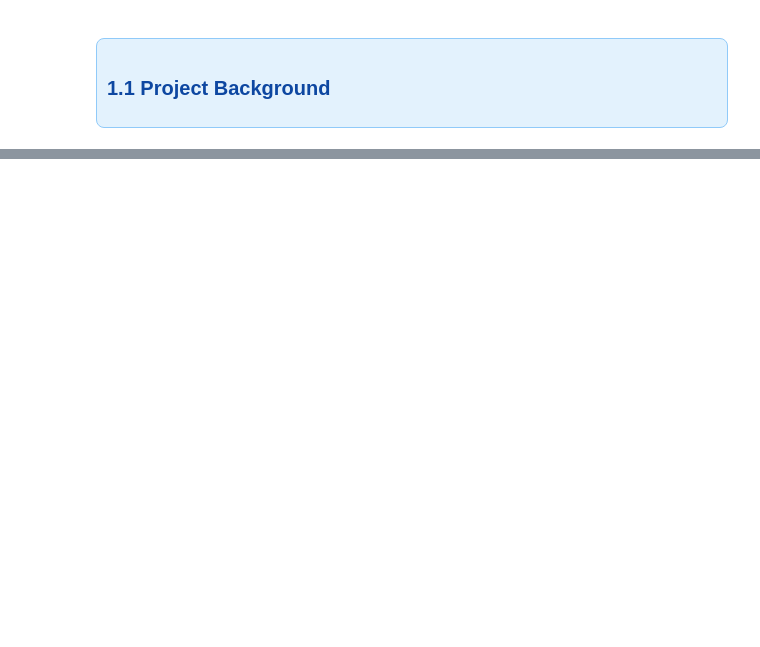
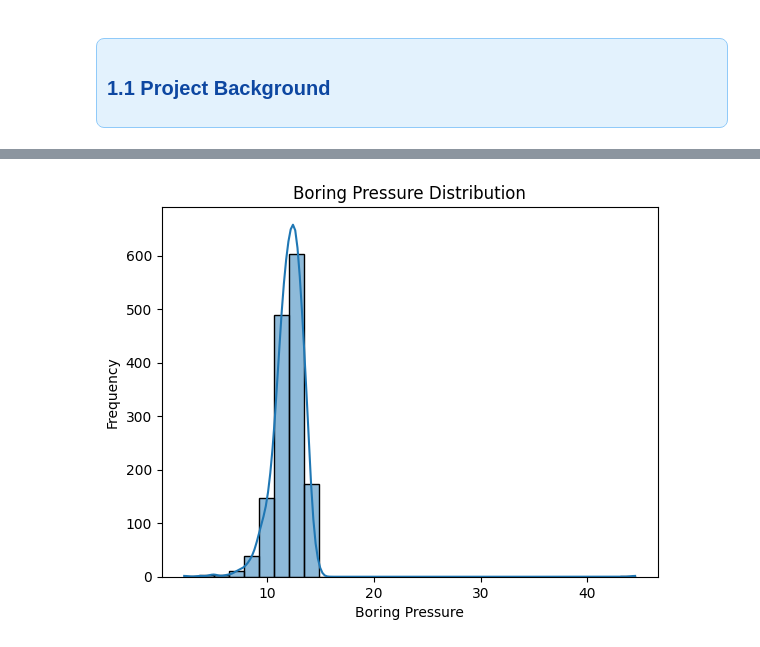
Before and after one commit to Qasim00760/Mentorship-Program-Devsil, a Jupyter notebook: Weekly Mini Projects/Week 6/Tunnel_boring_mahine.ipynb, the cells around one changed output, grey strips where cells are left out. Cells and saved outputs as stored; diff of their text form; code cells hidden in the pictures; blank space fills up the shorter version.

```diff
--- a/Weekly Mini Projects/Week 6/Tunnel_boring_mahine.ipynb
+++ b/Weekly Mini Projects/Week 6/Tunnel_boring_mahine.ipynb
@@ -162,0 +438,12 @@
+# %%
+# select numerical columns
+num_cols = data.select_dtypes(include=['int64', 'float64']).columns
+# %%
+# calculate interquartile range
+Q1 = data[num_cols].quantile(0.25)
+Q3 = data[num_cols].quantile(0.75)
+
+IQR = Q3 - Q1
+
+# remove outliers
+data = data[~((data[num_cols] < (Q1 - 1.5 * IQR)) | (data[num_cols] > (Q3 + 1.5 * IQR))).any(axis=1)]
@@ -162,0 +478,3 @@
+# %%
+# removing date column as scaling is applied only on numerical columns
+data = data.drop(columns=['Date'], errors='ignore')
@@ -162,0 +590,9 @@
+# %%
+# ensure target column is numeric
+data['Boring Pressure'] = pd.to_numeric(data['Boring Pressure'], errors='coerce')
+
+# generate weak labels
+y_weak = data['Boring Pressure'].apply(label_pressure_ratio)
+
+# convert to pandas Series
+y_weak = pd.Series(y_weak, name='Pressure_Class')
@@ -162,0 +631,9 @@
+# %%
+# histogram
+sns.histplot(data['Boring Pressure'], bins=30, kde=True)
+plt.title('Boring Pressure Distribution')
+plt.xlabel('Boring Pressure')
+plt.ylabel('Frequency')
+plt.show()
+# %% [output]
+[figure, added]
```
Also changed, not shown: parts of 137 cells of this notebook.
